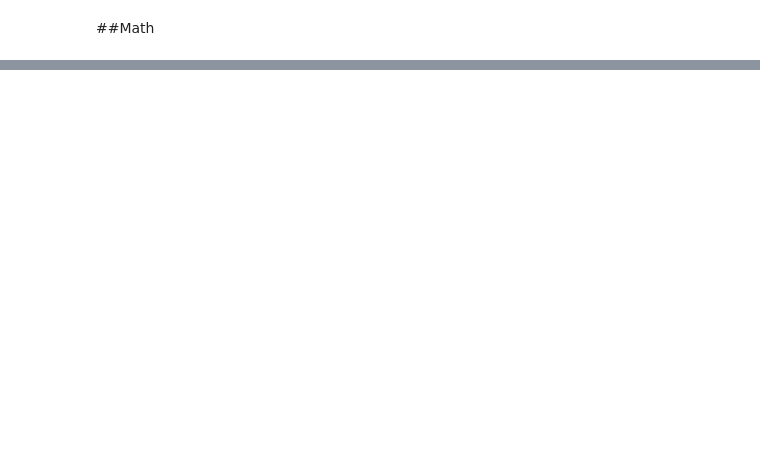
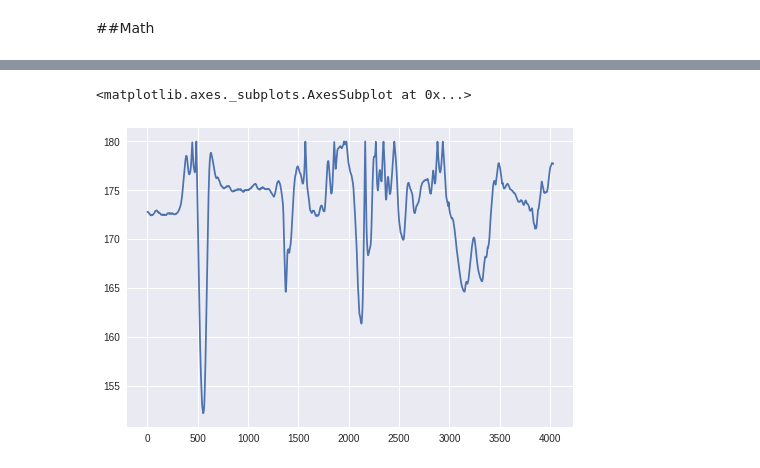
Before and after one commit to Jhonkr/Kinect-vs-Vicon, a Jupyter notebook: Kinect_vs_Vicon.ipynb, the cells around one changed output, grey strips where cells are left out. Drawn from its saved outputs; the diff is of its cells as text; code cells hidden in the pictures; blank space fills up the shorter version.

```diff
--- a/Kinect_vs_Vicon.ipynb
+++ b/Kinect_vs_Vicon.ipynb
@@ -122,0 +79,17 @@ plt.show()
+# %%
+#We will get the highlighters Stern(X,Y), Sacro(X,Y), LASI(X,Y) and RASI(X,Y)
+
+new_vicon_csv = vicon_csv.filter(['A_08b:STERN','Unnamed: 24','A_08:LASI', 'Unnamed: 45', 'A_08:RASI', 'Unnamed: 48', 'A_08:SACR', 'Unnamed: 51'], axis=1)
+
+#Rename the columns
+
+new_vicon_csv.rename(columns={'A_08b:STERN':'STERN_X',
+                              'Unnamed: 24':'STERN_Y',
+                              'A_08:LASI':'LASI_X',
+                              'Unnamed: 45':'LASI_Y',
+                              'A_08:RASI':'RASI_X',
+                              'Unnamed: 48':'RASI_Y',
+                              'A_08:SACR':'SACR_X',
+                              'Unnamed: 51':'SACR_Y'},inplace=True)
+
+new_vicon_csv.head()
@@ -161,0 +116,23 @@ plt.show()
+# %%
+import numpy as np
+
+new_vicon_csv.drop([0, 1], inplace = True)
+new_vicon_csv.index = range(new_vicon_csv.shape[0])
+# %%
+#Apply to every Series the function to_numeric from Pandas, cause the dtype is an object, then there is no agreement of variable types:
+
+CO_1=pd.to_numeric(new_vicon_csv['STERN_Y'])
+CO_2=pd.to_numeric(new_vicon_csv['SACR_Y'])
+
+CB_1=pd.to_numeric(new_vicon_csv['RASI_X'])
+CB_2=pd.to_numeric(new_vicon_csv['SACR_X'])
+
+CO = CO_1 - CO_2
+CB = CB_1 - CB_2
+HIP = np.sqrt(CO*CO + CB*CB)
+
+#Instantiating a new column called 'Angle' with the values of the calculated angles:
+
+new_vicon_csv['Angle'] = np.degrees(np.arccos((CO**2 - CB**2 - HIP**2)/(-2.0 * HIP * CB)))
+
+new_vicon_csv.head()
@@ -161,0 +155,7 @@ plt.show()
+# %%
+#Vicon angle of movement in time
+
+new_vicon_csv['Angle'].plot()
+# %% [output]
+<matplotlib.axes._subplots.AxesSubplot at 0x...>
+[figure, added]
```
Also changed, not shown: parts of 33 cells of this notebook.
